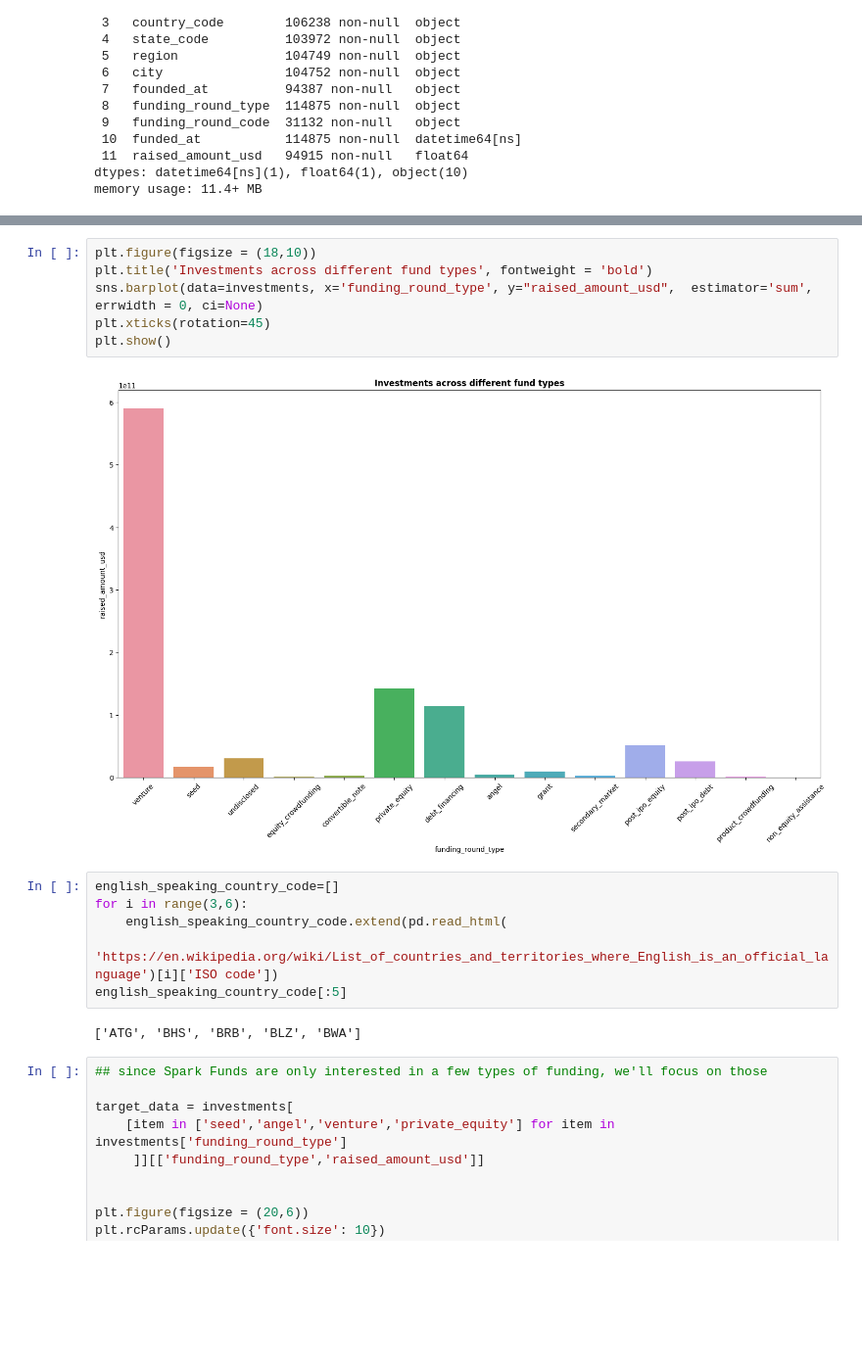
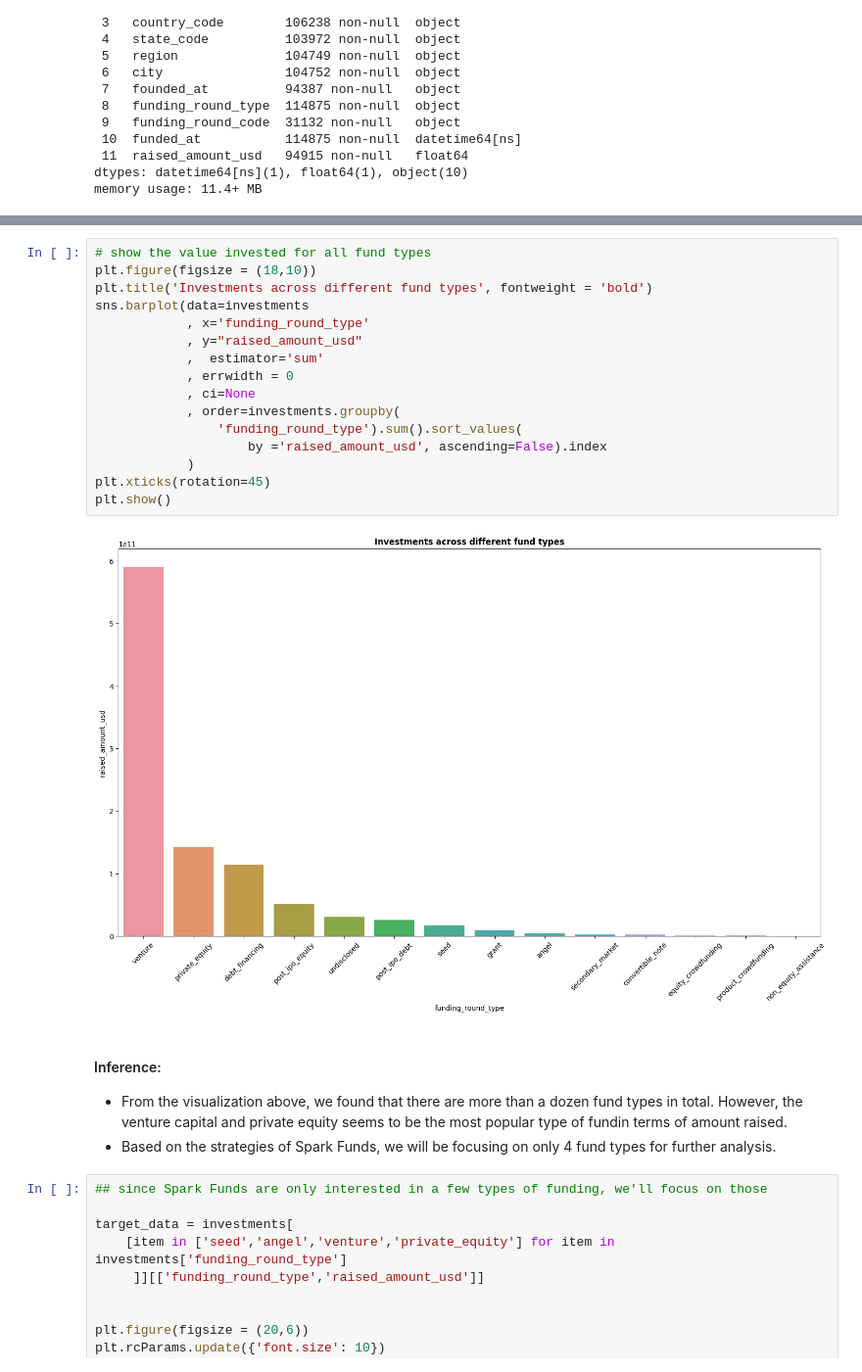
Before and after one commit to panhadng/fin-investment-opportunity-analysis, a Jupyter notebook: analysis.ipynb, the cells around one changed output, grey strips where cells are left out. Shown at 98% size. Drawn from its saved outputs; the diff is of its cells as text; blank space fills up the shorter version.

```diff
--- a/analysis.ipynb
+++ b/analysis.ipynb
@@ -303,19 +294,25 @@ investments
 # %%
+# show the value invested for all fund types
 plt.figure(figsize = (18,10))
 plt.title('Investments across different fund types', fontweight = 'bold')
-sns.barplot(data=investments, x='funding_round_type', y="raised_amount_usd",  estimator='sum', errwidth = 0, ci=None)
+sns.barplot(data=investments
+            , x='funding_round_type'
+            , y="raised_amount_usd"
+            ,  estimator='sum'
+            , errwidth = 0
+            , ci=None
+            , order=investments.groupby(
+                'funding_round_type').sum().sort_values(
+                    by ='raised_amount_usd', ascending=False).index
+            )
 plt.xticks(rotation=45)
 plt.show()
 # %% [output]
-[figure, old version]
+[figure, new version]
-# %%
-english_speaking_country_code=[]
-for i in range(3,6):
-    english_speaking_country_code.extend(pd.read_html(
-        'https://en.wikipedia.org/wiki/List_of_countries_and_territories_where_English_is_an_official_language')[i]['ISO code'])
-english_speaking_country_code[:5]
-# %% [output]
-['ATG', 'BHS', 'BRB', 'BLZ', 'BWA']
+# %% [markdown]
+#### Inference:
+- From the visualization above, we found that there are more than a dozen fund types in total. However, the venture capital and private equity seems to be the most popular type of fundin terms of amount raised.
+- Based on the strategies of Spark Funds, we will be focusing on only 4 fund types for further analysis.
 # %%
 ## since Spark Funds are only interested in a few types of funding, we'll focus on those
 
```
Also changed, not shown: parts of 32 cells of this notebook.
